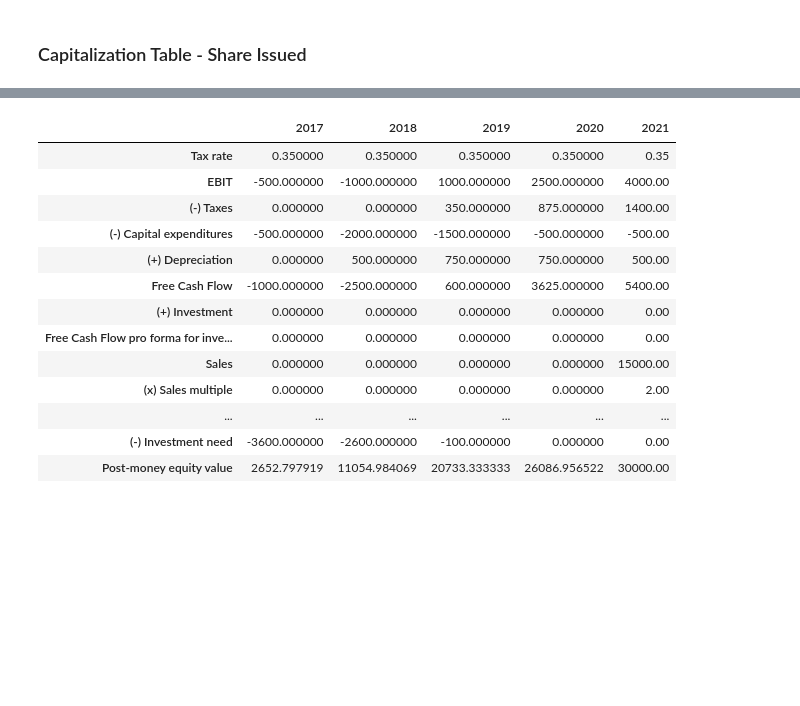
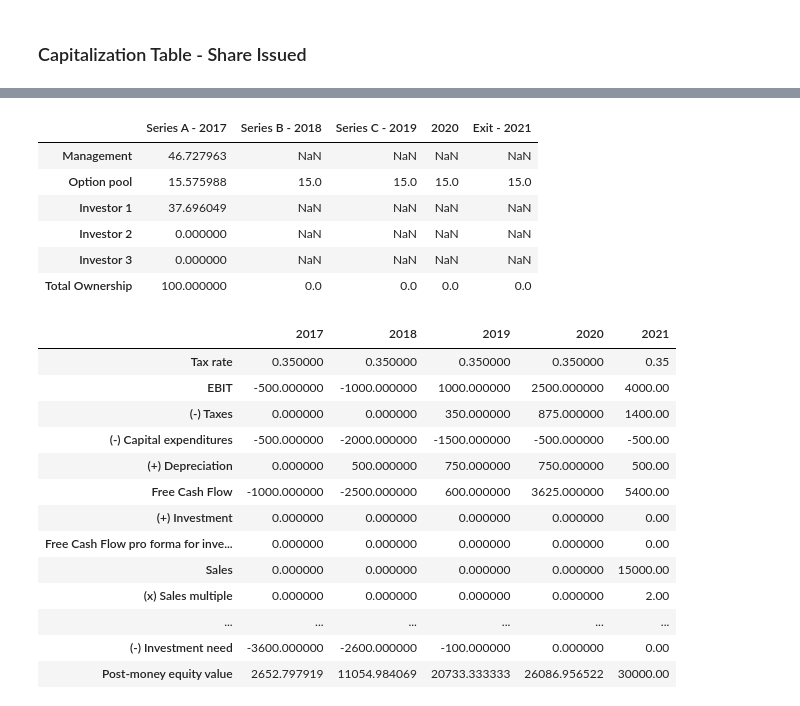
Before and after one commit to cmj123/VentureCapitalFinancialModeling, a Jupyter notebook: Company Valuation.ipynb, the cells around one changed output, grey strips where cells are left out. Cells and saved outputs as stored; diff of their text form; code cells hidden in the pictures; blank space fills up the shorter version.

```diff
--- a/Company Valuation.ipynb
+++ b/Company Valuation.ipynb
@@ -231,3 +242,33 @@ shares_issued
+# %%
+ownership = pd.DataFrame(index=['Management','Option pool','Investor 1', 'Investor 2', 'Investor 3'],
+                            columns = ['Series A - 2017', 'Series B - 2018', 'Series C - 2019', '2020', 'Exit - 2021'])
+ownership.fillna(0.0, inplace=True)
+# %%
+# Ownership by management
+ownership.loc['Management', :] = shares_owned.loc['Management', :]/shares_owned.loc['Total shares outstanding', :]
+# Ownership by stadd
+ownership.loc['Option pool', :] = shares_owned.loc['Option pool', :]/shares_owned.loc['Total shares outstanding', :]
+# Ownership by investor 1
+ownership.loc['Investor 1', :] = shares_owned.loc['Investor 1', :]/shares_owned.loc['Total shares outstanding', :]
+# Ownership by investor 2
+ownership.loc['Investor 2', :] = shares_owned.loc['Investor 2', :]/shares_owned.loc['Total shares outstanding', :]
+# Ownership by investor 3
+ownership.loc['Investor 3', :] = shares_owned.loc['Investor 3', :]/shares_owned.loc['Total shares outstanding', :]
+# %%
+ownership.loc['Total Ownership', :] = ownership.sum(axis=0).values.tolist()
+# %%
+## From series B to Exit, management and investors agreed to set the ownership of the option pool to 15%
+ownership.iloc[1, 1:] = .15
+# %%
+ownership*100
+# %% [output]
+|  | Series A - 2017 | Series B - 2018 | Series C - 2019 | 2020 | Exit - 2021 |
+| Management | 46.727963 | NaN | NaN | NaN | NaN |
+| Option pool | 15.575988 | 15.0 | 15.0 | 15.0 | 15.0 |
+| Investor 1 | 37.696049 | NaN | NaN | NaN | NaN |
+| Investor 2 | 0.000000 | NaN | NaN | NaN | NaN |
+| Investor 3 | 0.000000 | NaN | NaN | NaN | NaN |
+| Total Ownership | 100.000000 | 0.0 | 0.0 | 0.0 | 0.0 |
 # %%
 df_free_cash_flow
 # %% [output]
```
Also changed, not shown: parts of 9 cells of this notebook.
